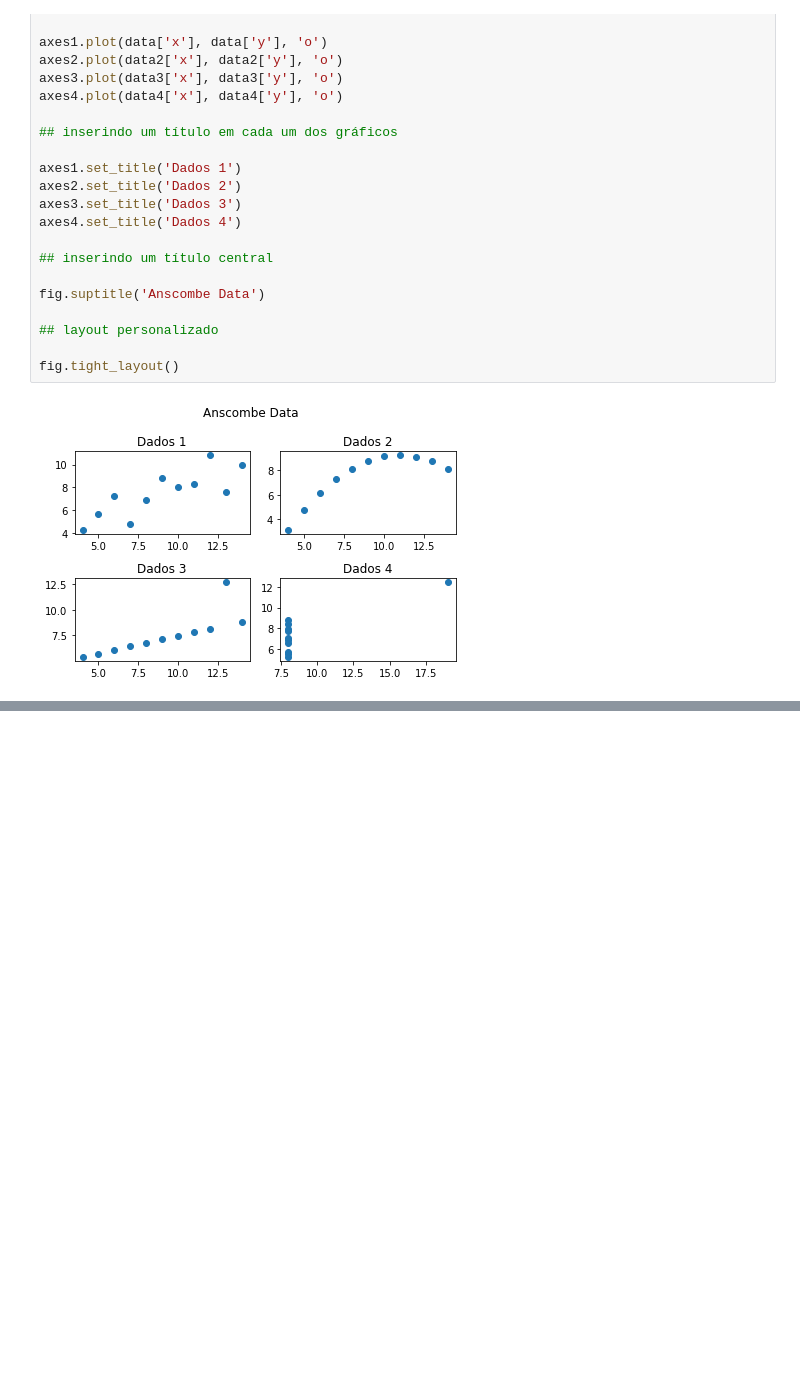
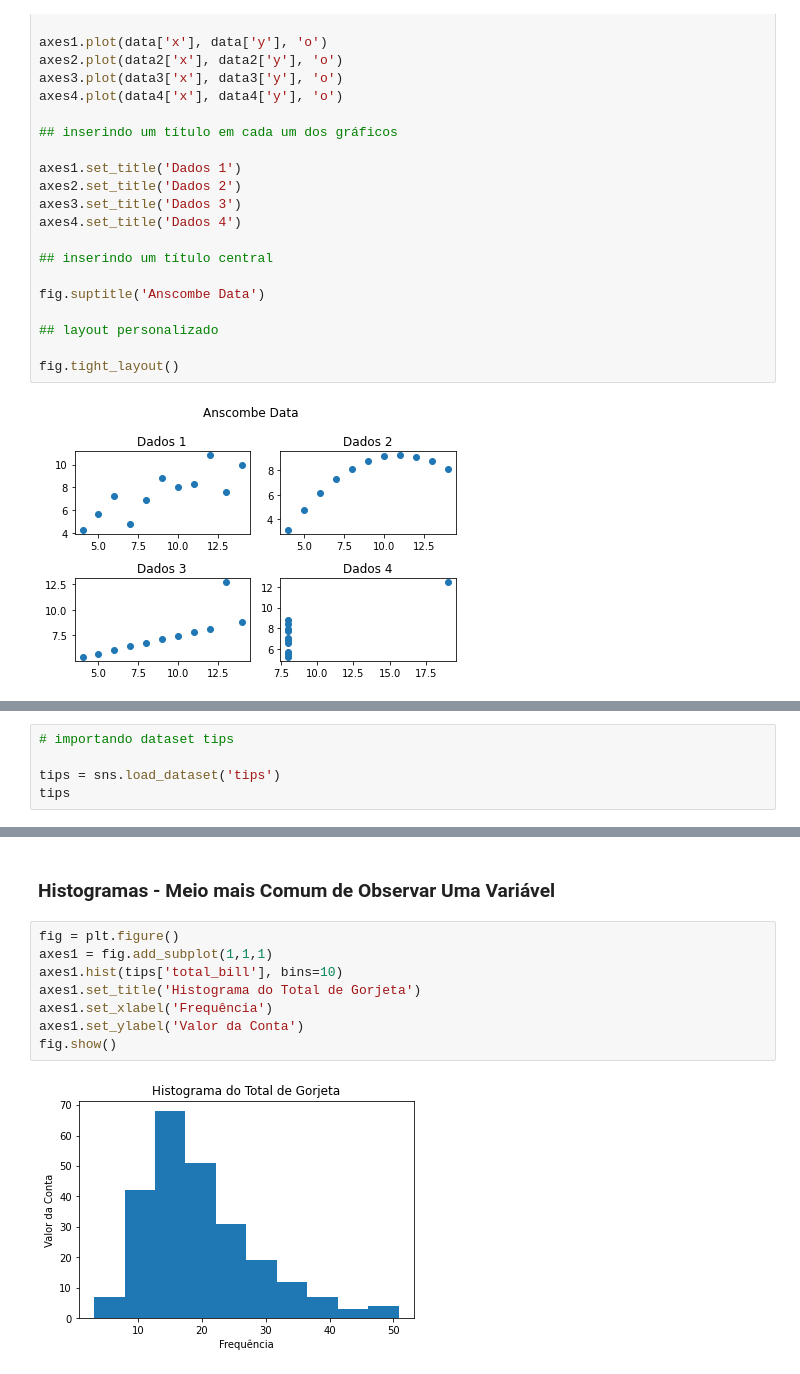
Before and after one commit to Jose-Paschoal/Analise_Dados_Pandas, a Jupyter notebook: 03 - Introdução à Plotagem - Análise de Dados com Pandas.ipynb, the cells around one changed output, grey strips where cells are left out. Cells and saved outputs as stored; diff of their text form; blank space fills up the shorter version.

```diff
--- a/03 - Introdução à Plotagem - Análise de Dados com Pandas.ipynb
+++ b/03 - Introdução à Plotagem - Análise de Dados com Pandas.ipynb
@@ -81,0 +84,5 @@ fig.tight_layout()
+# %%
+# importando dataset tips
+
+tips = sns.load_dataset('tips')
+tips
@@ -81,0 +103,12 @@ fig.tight_layout()
+# %% [markdown]
+### Histogramas - Meio mais Comum de Observar Uma Variável
+# %%
+fig = plt.figure()
+axes1 = fig.add_subplot(1,1,1)
+axes1.hist(tips['total_bill'], bins=10)
+axes1.set_title('Histograma do Total de Gorjeta')
+axes1.set_xlabel('Frequência')
+axes1.set_ylabel('Valor da Conta')
+fig.show()
+# %% [output]
+[figure, added]
```
Also changed, not shown: parts of 6 cells of this notebook.
